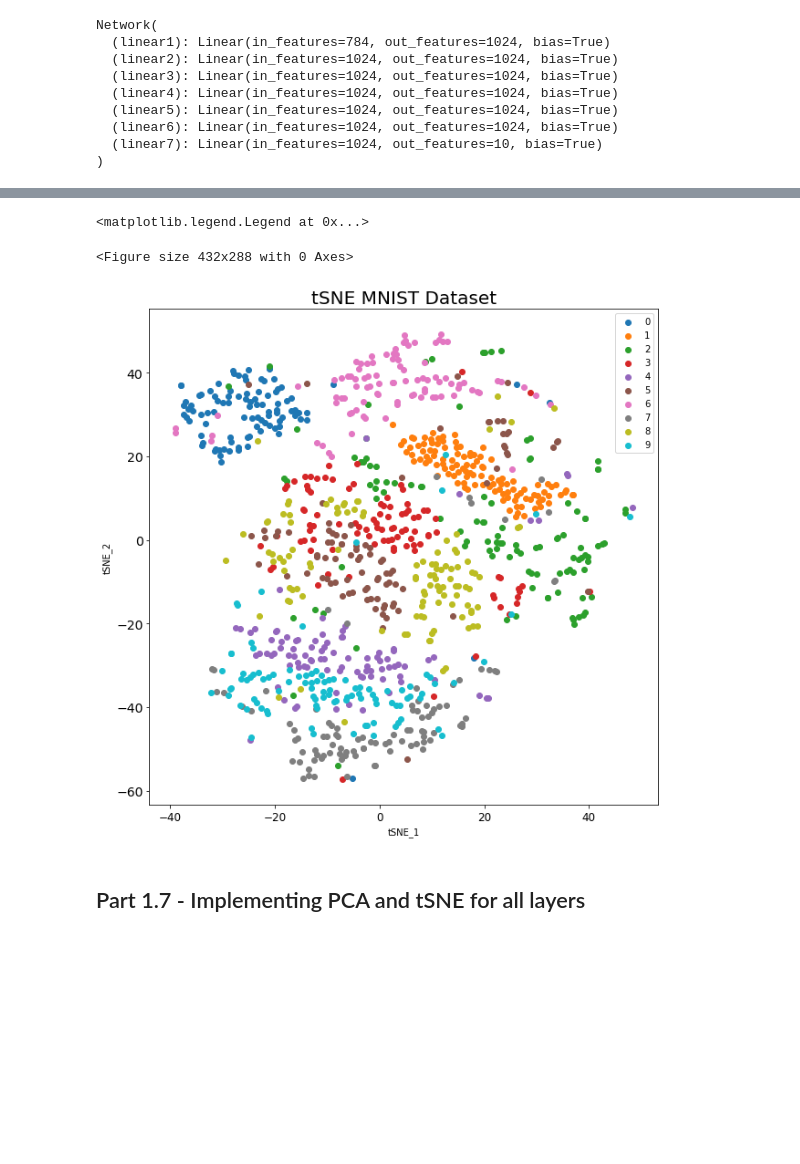
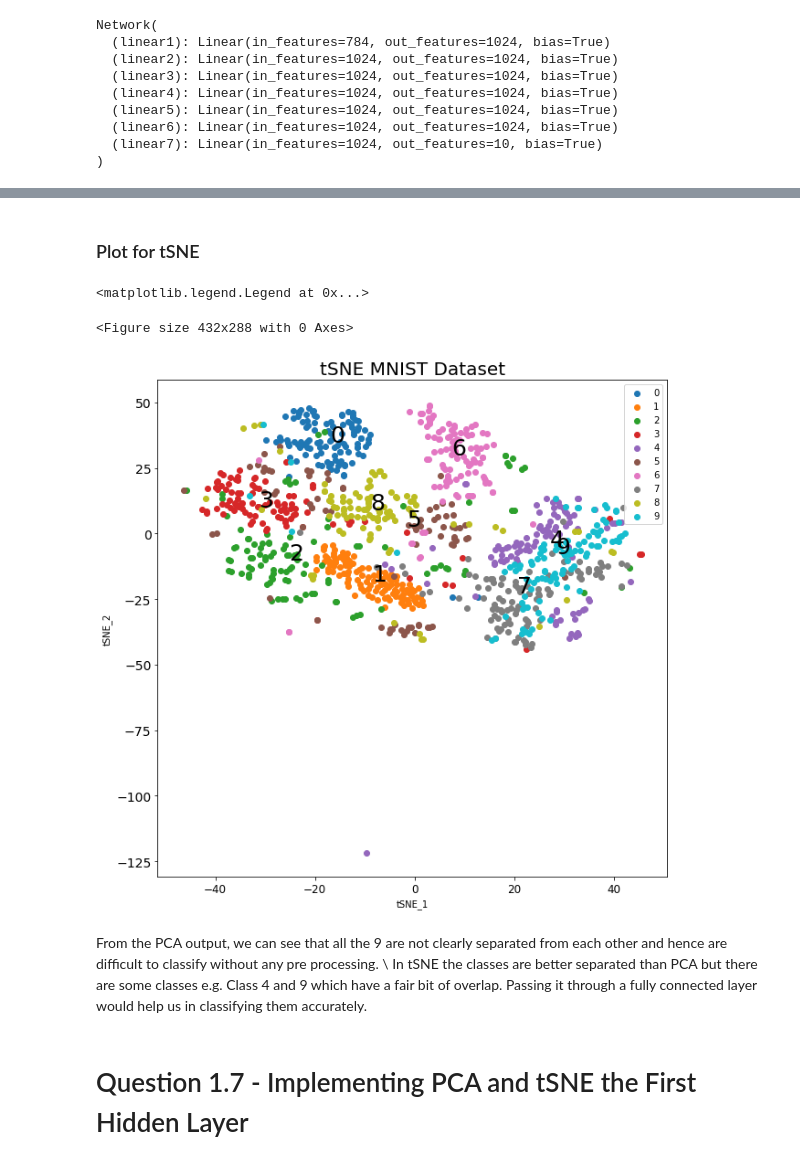
Before and after one commit to baneabhishek/MNIST-Classification-Pytorch, a Jupyter notebook: MNIST_Classification_HW1.ipynb, the cells around one changed output, grey strips where cells are left out. Cells and saved outputs as stored; diff of their text form; code cells hidden in the pictures; blank space fills up the shorter version.

```diff
--- a/MNIST_Classification_HW1.ipynb
+++ b/MNIST_Classification_HW1.ipynb
@@ -69,6 +89,6 @@ N, D_in, D_out, H = 50, 784, 10, 1024
 # %%
-epochs = 20
-learning_rate = 0.001
+epochs = 30
+learning_rate = 0.0003
 model = Network(D_in, H, D_out).to(device)
 lossFunction = torch.nn.NLLLoss()
 optimizer = torch.optim.Adam(model.parameters(), lr=learning_rate)
@@ -181,13 +217 @@ for i in range(0,len(hidden_5)):
-# %%
-dic2 = {}
-for key in dic.keys():
-    if key not in dic2.keys():
-        dic2[key] = count
-        count = count + 1
-
-for i in dic.keys():
-  try:
-    dic[i] = random.sample(dic[i], 10)
-  except:
-    continue
 # %%
@@ -240,7 +269,9 @@ plt.title("PCA MNIST Dataset",fontsize=20)
 
 ### Plotting all labels with different colors ###
 for label in np.unique(labels.cpu().numpy()):
-  plt.scatter(principal_components[plot_dict[label],0], principal_components[plot_dict[label],1], cmap =plt.cm.get_cmap('gist_ncar', 10))
+  plt.scatter(principal_components[plot_dict[label],0], principal_components[plot_dict[label],1], cmap =plt.cm.get_cmap('summer', 10))
+  x,y = (np.median(principal_components[plot_dict[label]], axis =0))
+  plt.text(x,y,str(label),size=25)
 plt.legend(np.unique(labels.cpu().numpy()))
 # %% [output]
 <matplotlib.legend.Legend at 0x...>
@@ -249,20 +280,27 @@ plt.legend(np.unique(labels.cpu().numpy()))
+# %% [markdown]
+### Plot for tSNE
 # %%
 plt.figure()
 plt.figure(figsize=(10,10))
 plt.xticks(fontsize=12)
 plt.yticks(fontsize=14)
 plt.xlabel('tSNE_1')
 plt.ylabel('tSNE_2')
 plt.title("tSNE MNIST Dataset",fontsize=20)
 
 ### Plotting all labels with different colors ###
 for label in np.unique(labels.cpu().numpy()):
-  plt.scatter(tsne_components[plot_dict[label],0], tsne_components[plot_dict[label],1], cmap =plt.cm.get_cmap('gist_ncar', 10))
+  plt.scatter(tsne_components[plot_dict[label],0], tsne_components[plot_dict[label],1], cmap =plt.cm.get_cmap('summer', 10))
+  x,y = (np.median(tsne_components[plot_dict[label]], axis =0))
+  plt.text(x,y,str(label),size=25)
 plt.legend(np.unique(labels.cpu().numpy()))
 # %% [output]
 <matplotlib.legend.Legend at 0x...>
 <Figure size 432x288 with 0 Axes>
-[figure, old version]
+[figure, new version]
+# %% [markdown]
+From the PCA output, we can see that all the 9 are not clearly separated from each other and hence are difficult to classify without any pre processing. \\
+In tSNE the classes are better separated than PCA but there are some classes e.g. Class 4 and 9 which have a fair bit of overlap. Passing it through a fully connected layer would help us in classifying them accurately.
 # %% [markdown]
-## Part 1.7 - Implementing PCA and tSNE for all layers
+# Question 1.7 - Implementing PCA and tSNE the First Hidden Layer
 # %%
```
Also changed, not shown: parts of 43 cells of this notebook.
